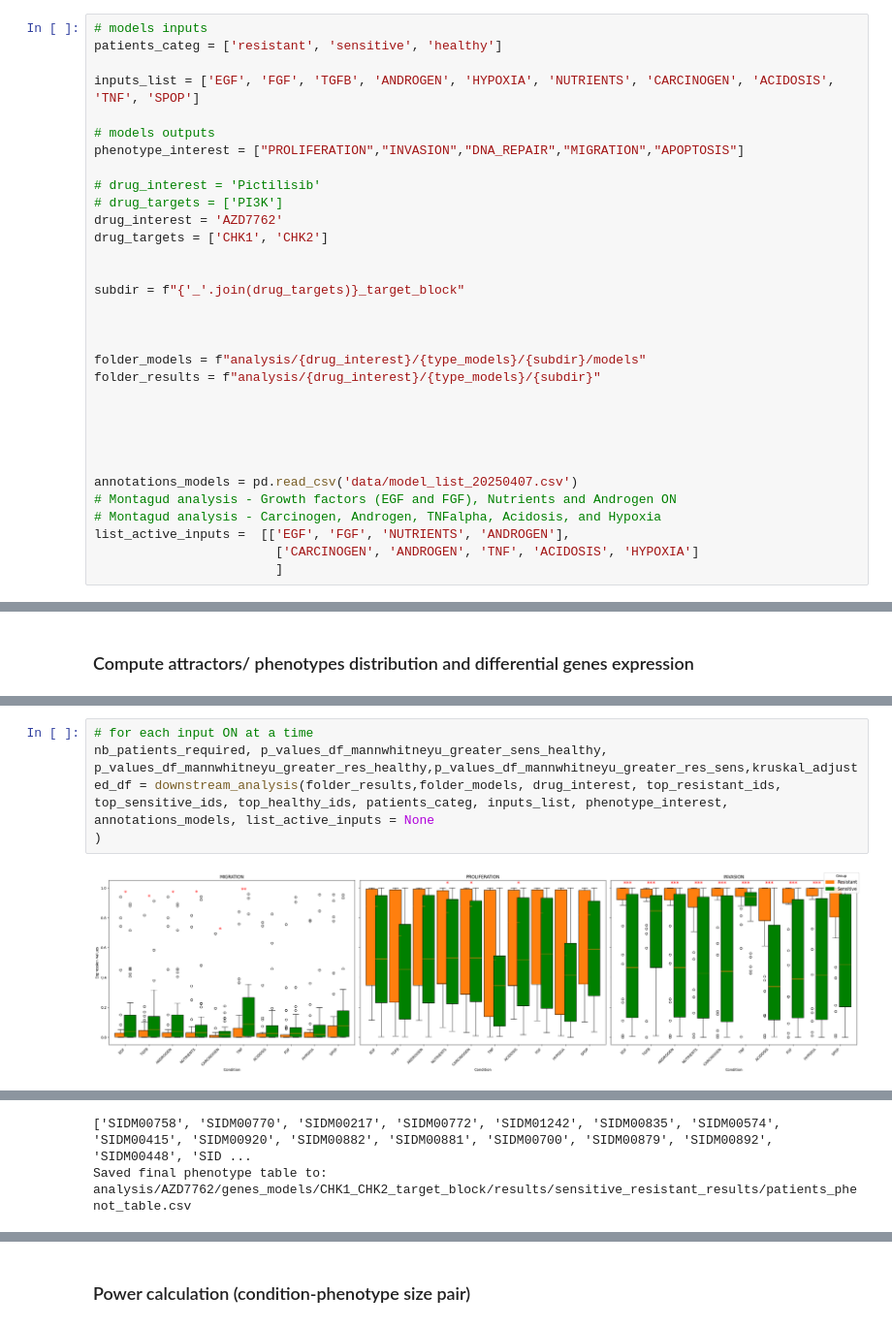
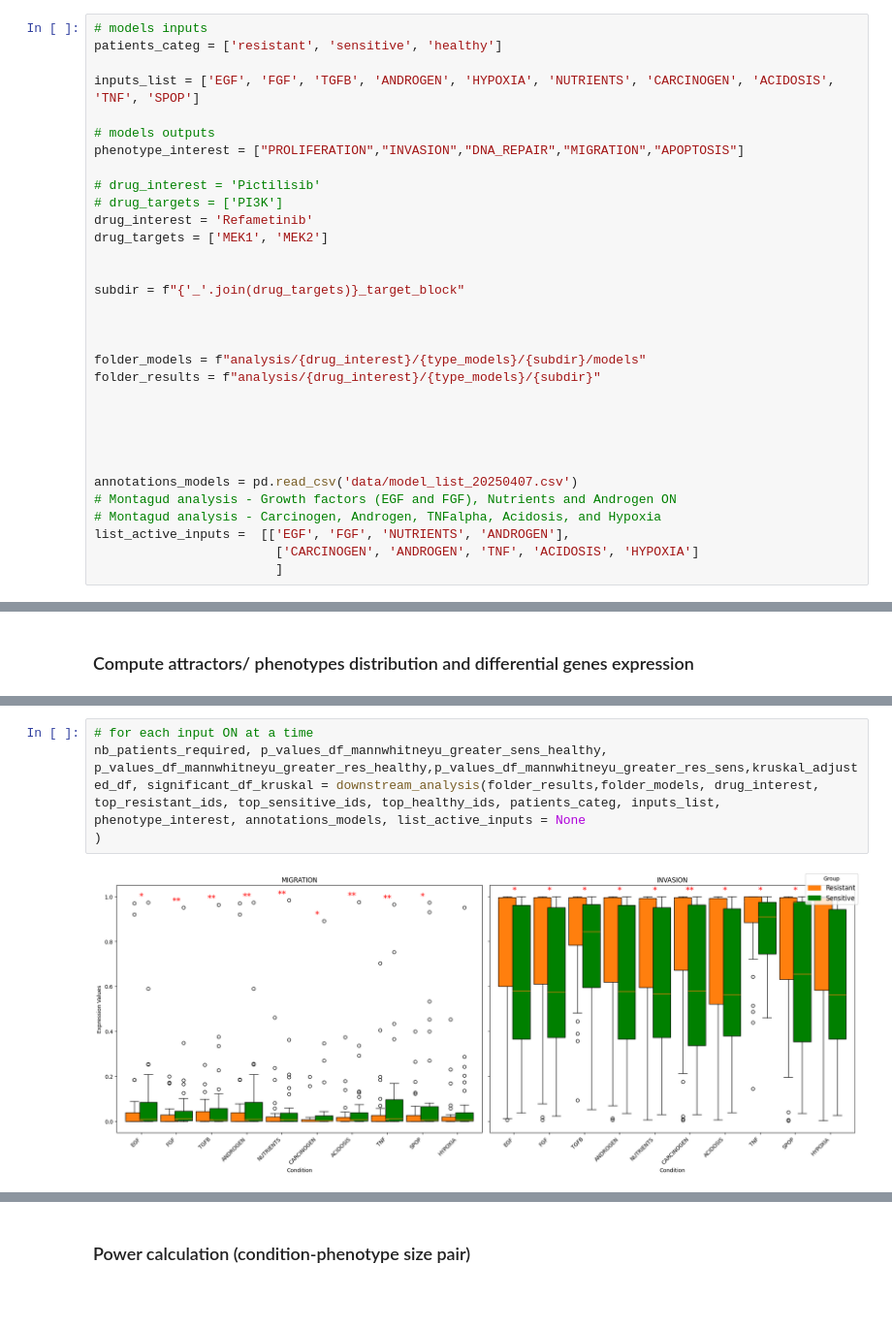
Before and after one commit to romane-gauthierj/Attractor-Resistance, a Jupyter notebook: pipeline_2.ipynb, the cells around one changed output, grey strips where cells are left out. Shown: that part at 97% size. Cells and saved outputs as stored; diff of their text form; blank space fills up the shorter version.

```diff
--- a/pipeline_2.ipynb
+++ b/pipeline_2.ipynb
@@ -34,8 +34,8 @@ phenotype_interest = ["PROLIFERATION","INVASION","DNA_REPAIR","MIGRATION","APOPT
 
 # drug_interest = 'Pictilisib'
 # drug_targets = ['PI3K']
-drug_interest = 'AZD7762'
-drug_targets = ['CHK1', 'CHK2']
+drug_interest = 'Refametinib'
+drug_targets = ['MEK1', 'MEK2']
 
 
 subdir = f"{'_'.join(drug_targets)}_target_block"
@@ -100,6 +101,6 @@ Saved final phenotype table to: analysis/AZD7762/genes_models/CHK1_CHK2_target_b
 # %%
 # for each input ON at a time
-nb_patients_required, p_values_df_mannwhitneyu_greater_sens_healthy, p_values_df_mannwhitneyu_greater_res_healthy,p_values_df_mannwhitneyu_greater_res_sens,kruskal_adjusted_df = downstream_analysis(folder_results,folder_models, drug_interest, top_resistant_ids, top_sensitive_ids, top_healthy_ids, patients_categ, inputs_list, phenotype_interest, annotations_models, list_active_inputs = None
+nb_patients_required, p_values_df_mannwhitneyu_greater_sens_healthy, p_values_df_mannwhitneyu_greater_res_healthy,p_values_df_mannwhitneyu_greater_res_sens,kruskal_adjusted_df, significant_df_kruskal = downstream_analysis(folder_results,folder_models, drug_interest, top_resistant_ids, top_sensitive_ids, top_healthy_ids, patients_categ, inputs_list, phenotype_interest, annotations_models, list_active_inputs = None
 )
 # %% [output]
-[figure, old version]
+[figure, new version]
@@ -124,2 +125,0 @@ See the caveats in the documentation: https://pandas.pydata.org/pandas-docs/stab
-['SIDM00758', 'SIDM00770', 'SIDM00217', 'SIDM00772', 'SIDM01242', 'SIDM00835', 'SIDM00574', 'SIDM00415', 'SIDM00920', 'SIDM00882', 'SIDM00881', 'SIDM00700', 'SIDM00879', 'SIDM00892', 'SIDM00448', 'SID ...
-Saved final phenotype table to: analysis/AZD7762/genes_models/CHK1_CHK2_target_block/results/sensitive_resistant_results/patients_phenot_table.csv
```
Also changed, not shown: parts of 10 cells of this notebook, 15 other files.
